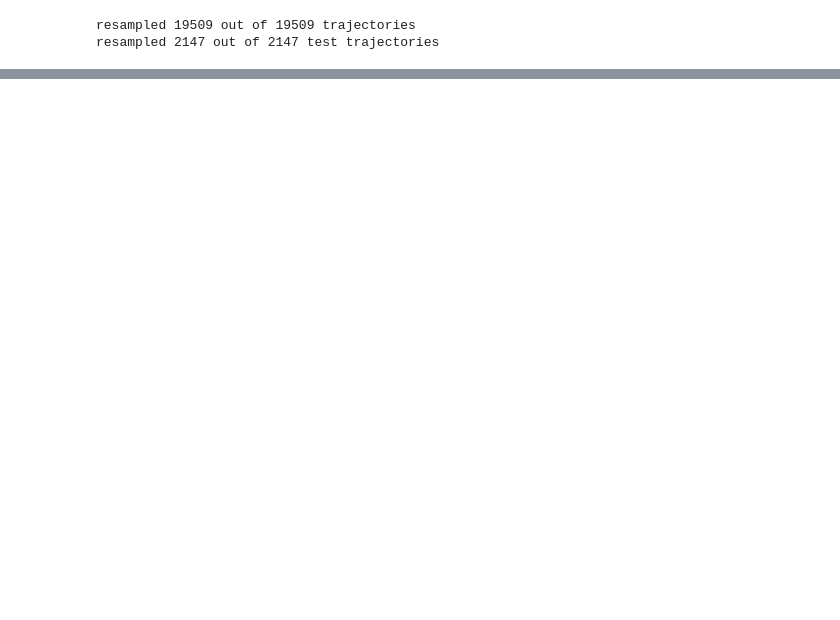
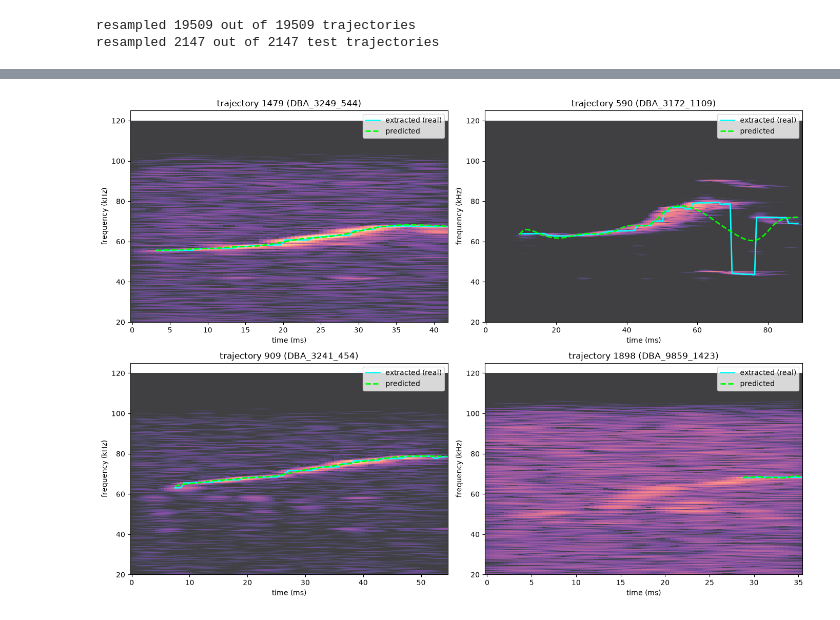
Before and after one commit to netra-khot/mouse-vocalization-2026, a Jupyter notebook: model/model.ipynb, the cells around one changed output, grey strips where cells are left out. Drawn from its saved outputs; the diff is of its cells as text; code cells hidden in the pictures; blank space fills up the shorter version.

```diff
--- a/model/model.ipynb
+++ b/model/model.ipynb
@@ -232 +249,56 @@ epoch 74: train = 1.3586 kHz, test = 1.4311 kHz
+# %%
+sys.path.append('..')
+from data_prep.utils import find_audio_file, get_spectrogram
+
+def plot_spectrogram_with_mft(idx, ax):
+    key = test_keys[idx]
+    audio_path = find_audio_file(key + ".WAV")  # adjust extension if yours differs
+
+    # same n_fft/hop_length get_main_freq_traj used, so the time axis lines up
+    times, freqs, S = get_spectrogram(audio_path, n_fft=2048, hop_length=128)
+    S_db = librosa.amplitude_to_db(S, ref=np.max)
+
+    # lightened: raised vmin (less harsh background) + some transparency
+    ax.pcolormesh(times * 1000, freqs / 1000, S_db, shading="auto", cmap="magma",
+                  vmin=-45, vmax=0, alpha=0.75)
+
+    # --- extracted "real" contour, as pulled from the audio ---
+    raw_times = test_contours[key]["time_s"]
+    raw_freqs = test_contours[key]["frequency_hz"]
+    ax.plot(raw_times * 1000, raw_freqs / 1000, color="cyan", linewidth=2, label="extracted (real)")
+
+    # --- model's predicted contour, mapped onto the same real time axis ---
+    trajectory = test_resampled_trajectories[idx]
+    pca_vector, target = prepare_batch([trajectory], pca_full, scaler, pca_dim=13)
+
+    with torch.no_grad():
+        activations = model(pca_vector)
+        resp, PCAIA, CT, TA = activations[...,0], activations[...,1], activations[...,2], activations[...,3]
+        pressure = subglottal_pressure(resp)
+        g_area = glottal_area(PCAIA, TA)
+        imp_length = impingement_length(CT, TA)
+        speed = jet_speed_from_pressure(g_area, pressure)
+        predicted = USVfreq(speed, imp_length)
+
+    pred_vals = predicted[0].numpy()
+    pred_times_ms = np.linspace(raw_times.min(), raw_times.max(), len(pred_vals)) * 1000
+    ax.plot(pred_times_ms, pred_vals / 1000, color="lime", linewidth=2, linestyle="--", label="predicted")
+
+    ax.set_ylim(20, 125)
+    ax.set_xlabel("time (ms)")
+    ax.set_ylabel("frequency (kHz)")
+    ax.set_title(f"trajectory {idx} ({key})")
+    ax.legend(loc="upper right")
+
+sample_indices = random.sample(range(len(test_resampled_trajectories)), 4)
+fig, axes = plt.subplots(2, 2, figsize=(14, 10))
+axes = axes.flatten()
+
+for ax, idx in zip(axes, sample_indices):
+    plot_spectrogram_with_mft(idx, ax)
+
+plt.tight_layout()
+plt.show()
+# %% [output]
+[figure, added]
 # %%
```
Also changed, not shown: parts of 10 cells of this notebook.
